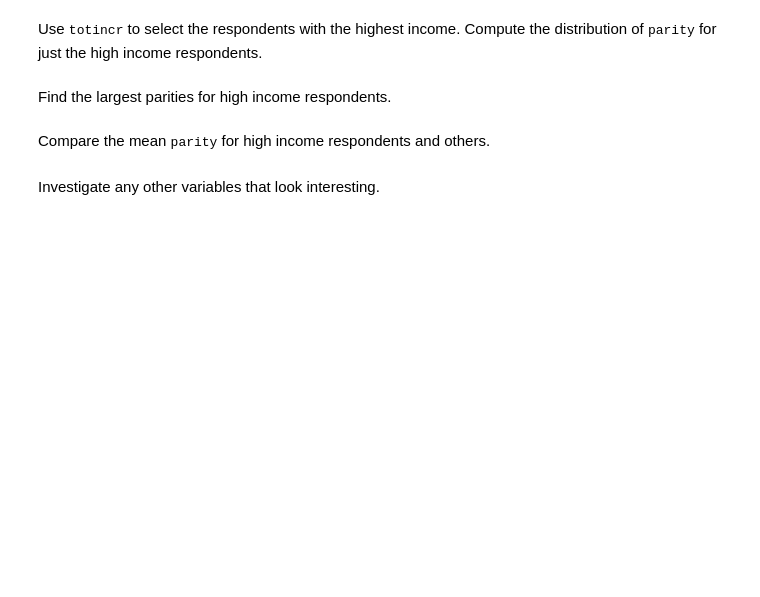
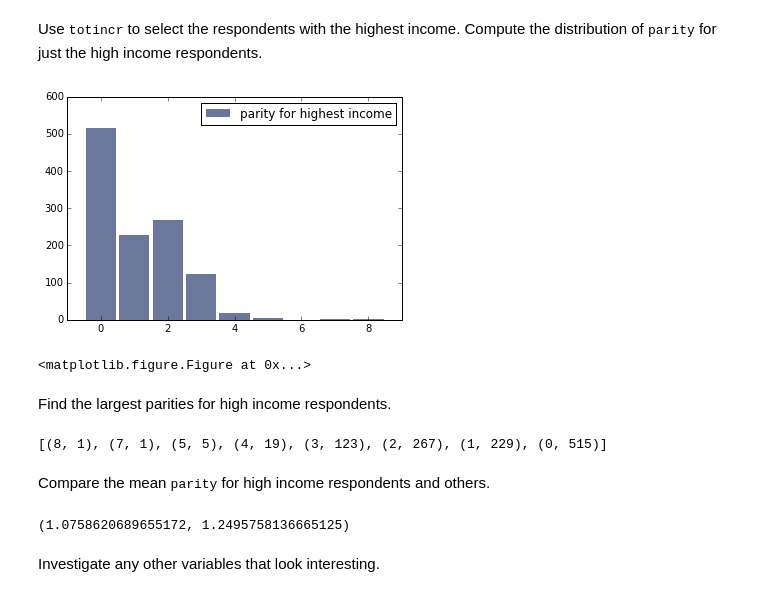
Before and after one commit to warmlogic/ThinkStats2, a Jupyter notebook: code/chap02ex.ipynb, the cells around one changed output. Drawn from its saved outputs; the diff is of its cells as text; code cells hidden in the pictures; blank space fills up the shorter version.

```diff
--- a/code/chap02ex.ipynb
+++ b/code/chap02ex.ipynb
@@ -36,8 +85,23 @@ Use Hist.Largest to find the largest values of <tt>parity</tt>.
 # %% [markdown]
 Use <tt>totincr</tt> to select the respondents with the highest income.  Compute the distribution of <tt>parity</tt> for just the high income respondents.
+# %%
+hist = thinkstats2.Hist(resp.parity[resp.totincr == 14])
+thinkplot.Hist(hist, label='parity for highest income')
+thinkplot.Show()
+# %% [output]
+[figure, added]
+<matplotlib.figure.Figure at 0x...>
 # %% [markdown]
 Find the largest parities for high income respondents.
+# %%
+hist.Largest()
+# %% [output]
+[(8, 1), (7, 1), (5, 5), (4, 19), (3, 123), (2, 267), (1, 229), (0, 515)]
 # %% [markdown]
 Compare the mean <tt>parity</tt> for high income respondents and others.
+# %%
+print(resp.parity[resp.totincr == 14].mean(), resp.parity[resp.totincr < 14].mean())
+# %% [output]
+(1.0758620689655172, 1.2495758136665125)
 # %% [markdown]
 Investigate any other variables that look interesting.
```
Also changed, not shown: parts of 13 cells of this notebook, 1 other file.
